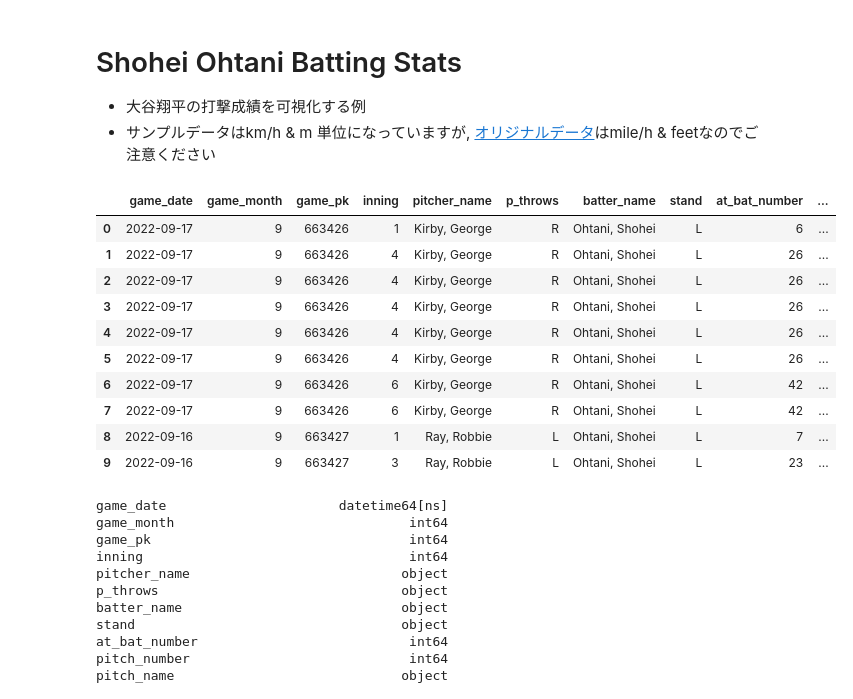
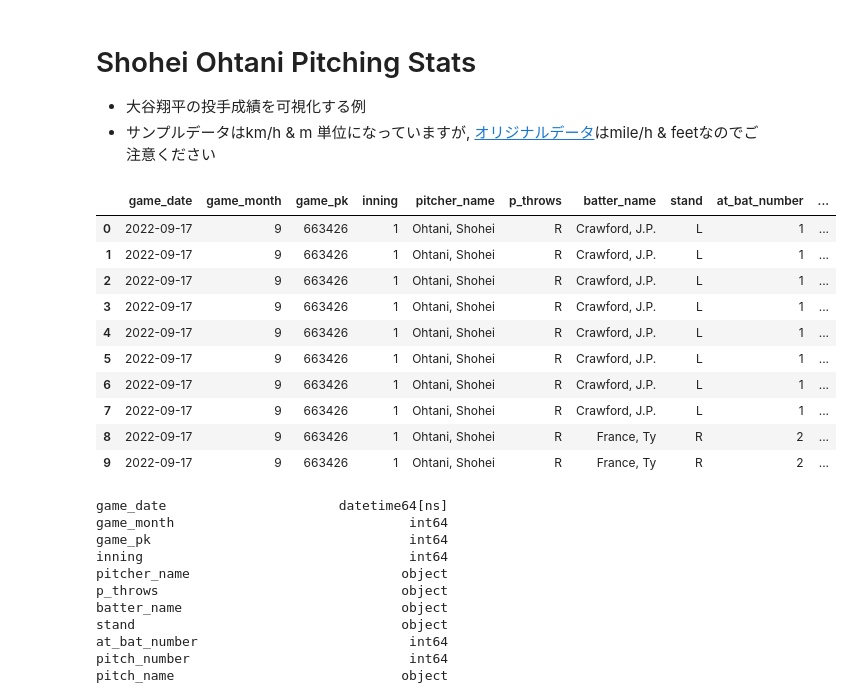
Before and after one commit to Shinichi-Nakagawa/baseball-savant-shohei-ohtani2022, a Jupyter notebook: notebook/pitching.ipynb, the cells around one changed output. Saved outputs shown, nothing was run; the diff lists cells and outputs as text; code cells hidden in the pictures.

Commit message:
pitch per

```diff
--- a/notebook/pitching.ipynb
+++ b/notebook/pitching.ipynb
@@ -1,7 +1,7 @@
 # %% [markdown]
-# Shohei Ohtani Batting Stats
+# Shohei Ohtani Pitching Stats
 
-- 大谷翔平の打撃成績を可視化する例
+- 大谷翔平の投手成績を可視化する例
 - サンプルデータはkm/h & m 単位になっていますが, [オリジナルデータ](https://baseballsavant.mlb.com/statcast_search)はmile/h & feetなのでご注意ください
 # %%
 import pandas as pd
@@ -11,22 +11,22 @@ pd.options.display.max_rows = 100
 # %%
 # データ読み込み. game_dateは予めデータ型を変更
 
-df = pd.read_csv('dataset/20220919_baseball-savant-shohei-ohtani-atbat.csv', header=0)
+df = pd.read_csv('./dataset/20220919_baseball-savant-shohei-ohtani-pitch.csv', header=0)
 
 df['game_date'] = pd.to_datetime(df['game_date'])
 df.head(10)
 # %% [output]
 |  | game_date | game_month | game_pk | inning | pitcher_name | p_throws | batter_name | stand | at_bat_number | ... |
-| 0 | 2022-09-17 | 9 | 663426 | 1 | Kirby, George | R | Ohtani, Shohei | L | 6 | ... |
-| 1 | 2022-09-17 | 9 | 663426 | 4 | Kirby, George | R | Ohtani, Shohei | L | 26 | ... |
-| 2 | 2022-09-17 | 9 | 663426 | 4 | Kirby, George | R | Ohtani, Shohei | L | 26 | ... |
-| 3 | 2022-09-17 | 9 | 663426 | 4 | Kirby, George | R | Ohtani, Shohei | L | 26 | ... |
-| 4 | 2022-09-17 | 9 | 663426 | 4 | Kirby, George | R | Ohtani, Shohei | L | 26 | ... |
-| 5 | 2022-09-17 | 9 | 663426 | 4 | Kirby, George | R | Ohtani, Shohei | L | 26 | ... |
-| 6 | 2022-09-17 | 9 | 663426 | 6 | Kirby, George | R | Ohtani, Shohei | L | 42 | ... |
-| 7 | 2022-09-17 | 9 | 663426 | 6 | Kirby, George | R | Ohtani, Shohei | L | 42 | ... |
-| 8 | 2022-09-16 | 9 | 663427 | 1 | Ray, Robbie | L | Ohtani, Shohei | L | 7 | ... |
-| 9 | 2022-09-16 | 9 | 663427 | 3 | Ray, Robbie | L | Ohtani, Shohei | L | 23 | ... |
+| 0 | 2022-09-17 | 9 | 663426 | 1 | Ohtani, Shohei | R | Crawford, J.P. | L | 1 | ... |
+| 1 | 2022-09-17 | 9 | 663426 | 1 | Ohtani, Shohei | R | Crawford, J.P. | L | 1 | ... |
+| 2 | 2022-09-17 | 9 | 663426 | 1 | Ohtani, Shohei | R | Crawford, J.P. | L | 1 | ... |
+| 3 | 2022-09-17 | 9 | 663426 | 1 | Ohtani, Shohei | R | Crawford, J.P. | L | 1 | ... |
+| 4 | 2022-09-17 | 9 | 663426 | 1 | Ohtani, Shohei | R | Crawford, J.P. | L | 1 | ... |
+| 5 | 2022-09-17 | 9 | 663426 | 1 | Ohtani, Shohei | R | Crawford, J.P. | L | 1 | ... |
+| 6 | 2022-09-17 | 9 | 663426 | 1 | Ohtani, Shohei | R | Crawford, J.P. | L | 1 | ... |
+| 7 | 2022-09-17 | 9 | 663426 | 1 | Ohtani, Shohei | R | Crawford, J.P. | L | 1 | ... |
+| 8 | 2022-09-17 | 9 | 663426 | 1 | Ohtani, Shohei | R | France, Ty | R | 2 | ... |
+| 9 | 2022-09-17 | 9 | 663426 | 1 | Ohtani, Shohei | R | France, Ty | R | 2 | ... |
 # %%
 # 念の為データ型を確認
 df.dtypes
```
Also changed, not shown: parts of 14 cells of this notebook.
